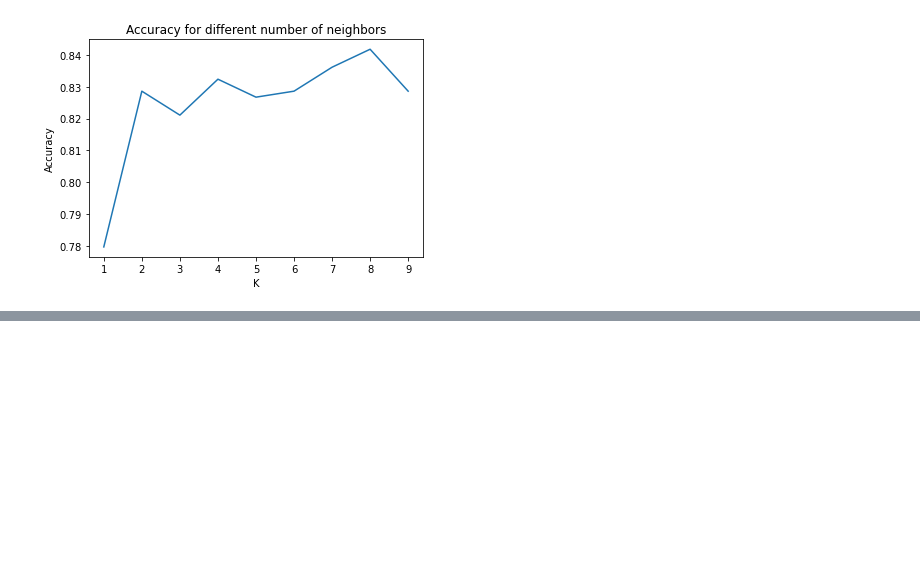
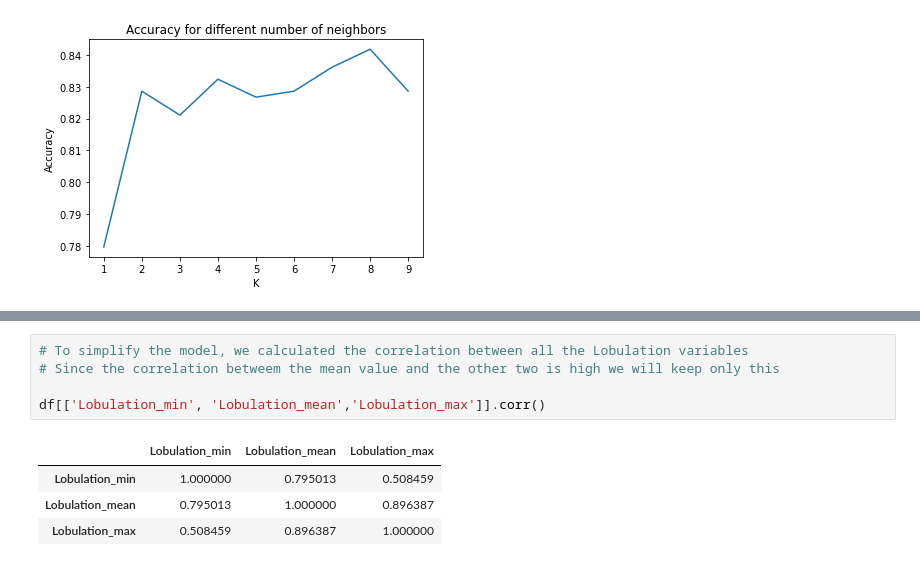
Before and after one commit to IA-DS-G4/LAB, a Jupyter notebook: pylidc/prediction_dt_rf_knn.ipynb, the cells around one changed output, grey strips where cells are left out. Cells and saved outputs as stored; diff of their text form; blank space fills up the shorter version.

```diff
--- a/pylidc/prediction_dt_rf_knn.ipynb
+++ b/pylidc/prediction_dt_rf_knn.ipynb
@@ -247,0 +506,10 @@ Best number of neighbors:  8  with accuracy= 0.8418079096045198
+# %%
+# To simplify the model, we calculated the correlation between all the Lobulation variables
+# Since the correlation betweem the mean value and the other two is high we will keep only this
+
+df[['Lobulation_min', 'Lobulation_mean','Lobulation_max']].corr()
+# %% [output]
+|  | Lobulation_min | Lobulation_mean | Lobulation_max |
+| Lobulation_min | 1.000000 | 0.795013 | 0.508459 |
+| Lobulation_mean | 0.795013 | 1.000000 | 0.896387 |
+| Lobulation_max | 0.508459 | 0.896387 | 1.000000 |
```
Also changed, not shown: parts of 67 cells of this notebook, 4 other files.
